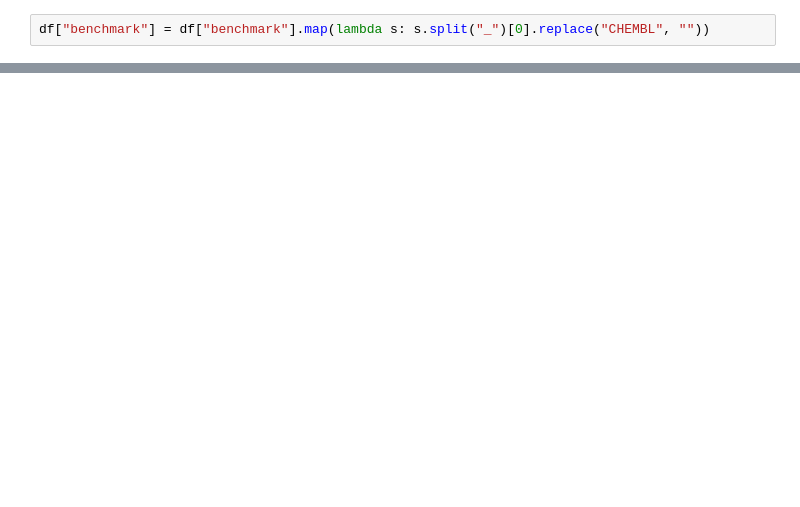
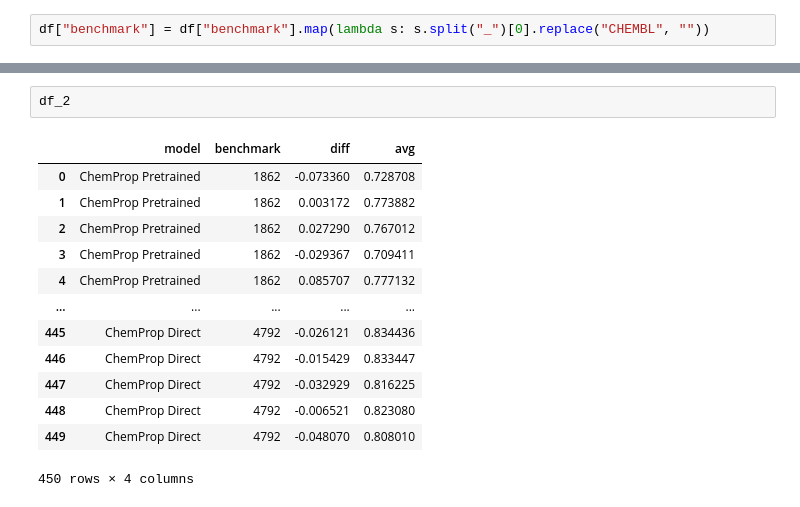
Before and after one commit to JacksonBurns/chemeleon, a Jupyter notebook: analysis/cliffs.ipynb, the cells around one changed output, grey strips where cells are left out. Saved outputs shown, nothing was run; the diff lists cells and outputs as text; blank space fills up the shorter version.

```diff
--- a/analysis/cliffs.ipynb
+++ b/analysis/cliffs.ipynb
@@ -66,0 +202,16 @@ results.round(1)
+# %%
+df_2
+# %% [output]
+|  | model | benchmark | diff | avg |
+| 0 | ChemProp Pretrained | 1862 | -0.073360 | 0.728708 |
+| 1 | ChemProp Pretrained | 1862 | 0.003172 | 0.773882 |
+| 2 | ChemProp Pretrained | 1862 | 0.027290 | 0.767012 |
+| 3 | ChemProp Pretrained | 1862 | -0.029367 | 0.709411 |
+| 4 | ChemProp Pretrained | 1862 | 0.085707 | 0.777132 |
+| ... | ... | ... | ... | ... |
+| 445 | ChemProp Direct | 4792 | -0.026121 | 0.834436 |
+| 446 | ChemProp Direct | 4792 | -0.015429 | 0.833447 |
+| 447 | ChemProp Direct | 4792 | -0.032929 | 0.816225 |
+| 448 | ChemProp Direct | 4792 | -0.006521 | 0.823080 |
+| 449 | ChemProp Direct | 4792 | -0.048070 | 0.808010 |
+450 rows × 4 columns
```
Also changed, not shown: parts of 11 cells of this notebook.
